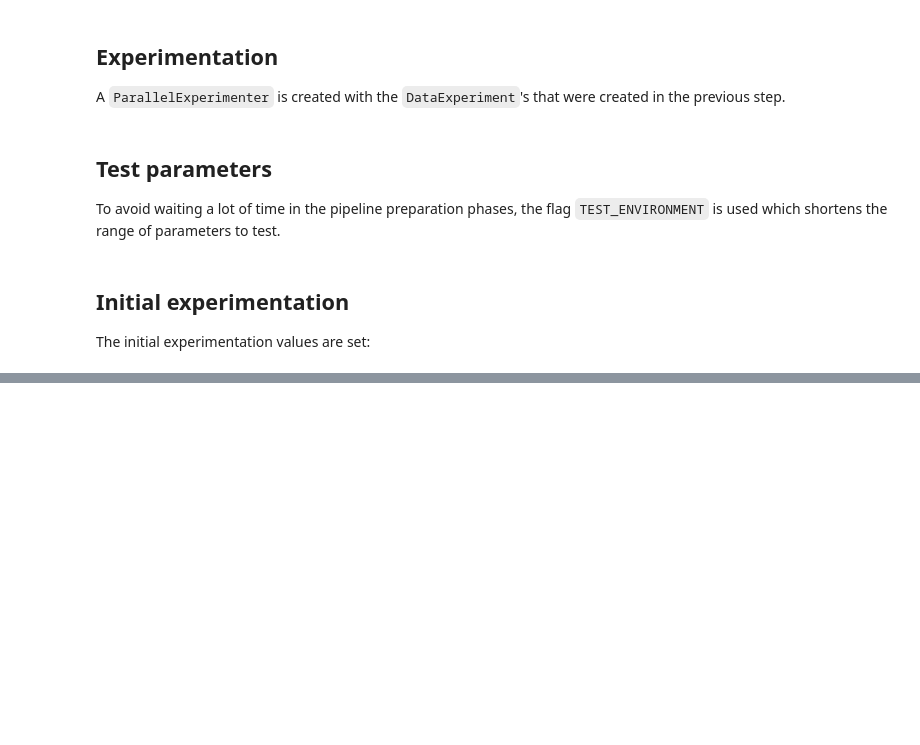
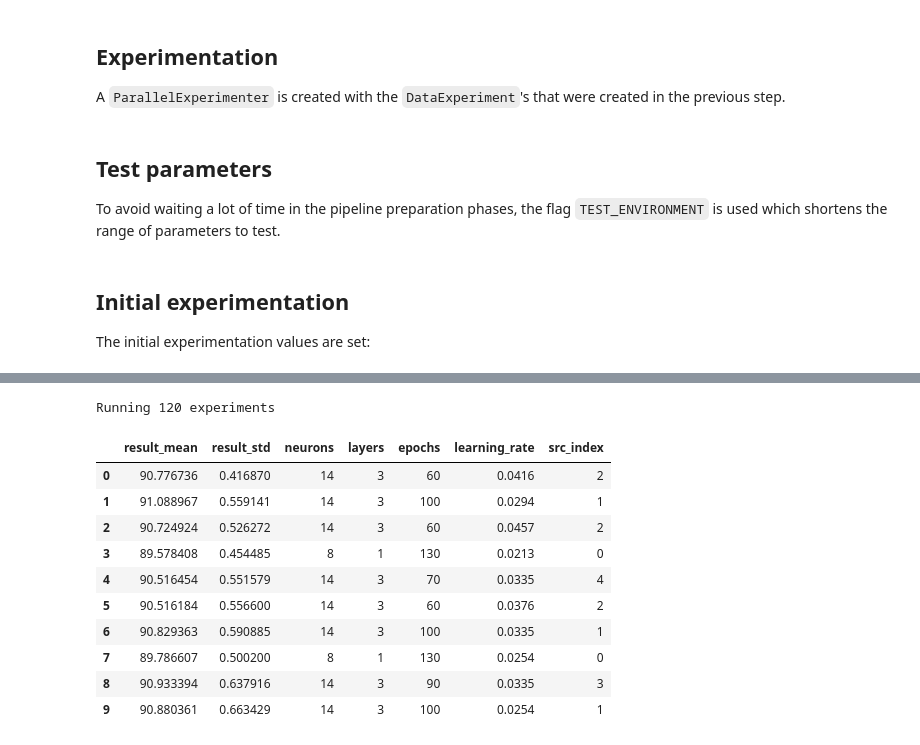
Before and after one commit to ggzor/nn-fire, a Jupyter notebook: notebook.ipynb, the cells around one changed output, grey strips where cells are left out. Saved outputs shown, nothing was run; the diff lists cells and outputs as text; code cells hidden in the pictures; blank space fills up the shorter version.

```diff
--- a/notebook.ipynb
+++ b/notebook.ipynb
@@ -237,0 +312,8 @@ print(os.cpu_count())
+# %%
+best_by_neurons_layers = list(n.params for n in neurons_result[:BEST_FOREACH_PHASE])
+print(f'Running {BEST_FOREACH_PHASE * EPOCHS_RANGE.size} experiments')
+epochs_results = experimenter.run_all(
+    dataclasses.replace(p, epochs=epochs)
+    for p in best_by_neurons_layers
+    for epochs in EPOCHS_RANGE
+)
@@ -237,0 +384,50 @@ print(os.cpu_count())
+# %%
+best_by_epochs = list(r.params for r in epochs_results[:BEST_FOREACH_PHASE])
+
+print(f'Running {BEST_FOREACH_PHASE * LEARNING_RATE_RANGE.size} experiments')
+
+learning_rate_results = experimenter.run_all(
+    dataclasses.replace(p, learning_rate=learning_rate)
+    for p in best_by_epochs
+    for learning_rate in LEARNING_RATE_RANGE
+)
+# %% [output]
+Running 120 experiments
+# %%
+learning_rate_results.sort(key=experiment_result_criteria, reverse=True)
+learning_rate_results_reverse_index = {
+    (r.neurons, r.layers, r.epochs): i for i, r in enumerate(best_by_epochs)
+}
+
+learning_rate_results_df = to_dataframe(learning_rate_results)
+
+learning_rate_results_df["src_index"] = learning_rate_results_df.apply(
+    lambda row: learning_rate_results_reverse_index[
+        row["neurons"], row["layers"], row["epochs"]
+    ],
+    axis=1,
+)
+
+learning_rate_results_df.head(BEST_FOREACH_PHASE)[
+    [
+        "result_mean",
+        "result_std",
+        "neurons",
+        "layers",
+        "epochs",
+        "learning_rate",
+        "src_index",
+    ]
+]
+# %% [output]
+|  | result_mean | result_std | neurons | layers | epochs | learning_rate | src_index |
+| 0 | 90.776736 | 0.416870 | 14 | 3 | 60 | 0.0416 | 2 |
+| 1 | 91.088967 | 0.559141 | 14 | 3 | 100 | 0.0294 | 1 |
+| 2 | 90.724924 | 0.526272 | 14 | 3 | 60 | 0.0457 | 2 |
+| 3 | 89.578408 | 0.454485 | 8 | 1 | 130 | 0.0213 | 0 |
+| 4 | 90.516454 | 0.551579 | 14 | 3 | 70 | 0.0335 | 4 |
+| 5 | 90.516184 | 0.556600 | 14 | 3 | 60 | 0.0376 | 2 |
+| 6 | 90.829363 | 0.590885 | 14 | 3 | 100 | 0.0335 | 1 |
+| 7 | 89.786607 | 0.500200 | 8 | 1 | 130 | 0.0254 | 0 |
+| 8 | 90.933394 | 0.637916 | 14 | 3 | 90 | 0.0335 | 3 |
+| 9 | 90.880361 | 0.663429 | 14 | 3 | 100 | 0.0254 | 1 |
```
Also changed, not shown: parts of 24 cells of this notebook, 1 other file.
